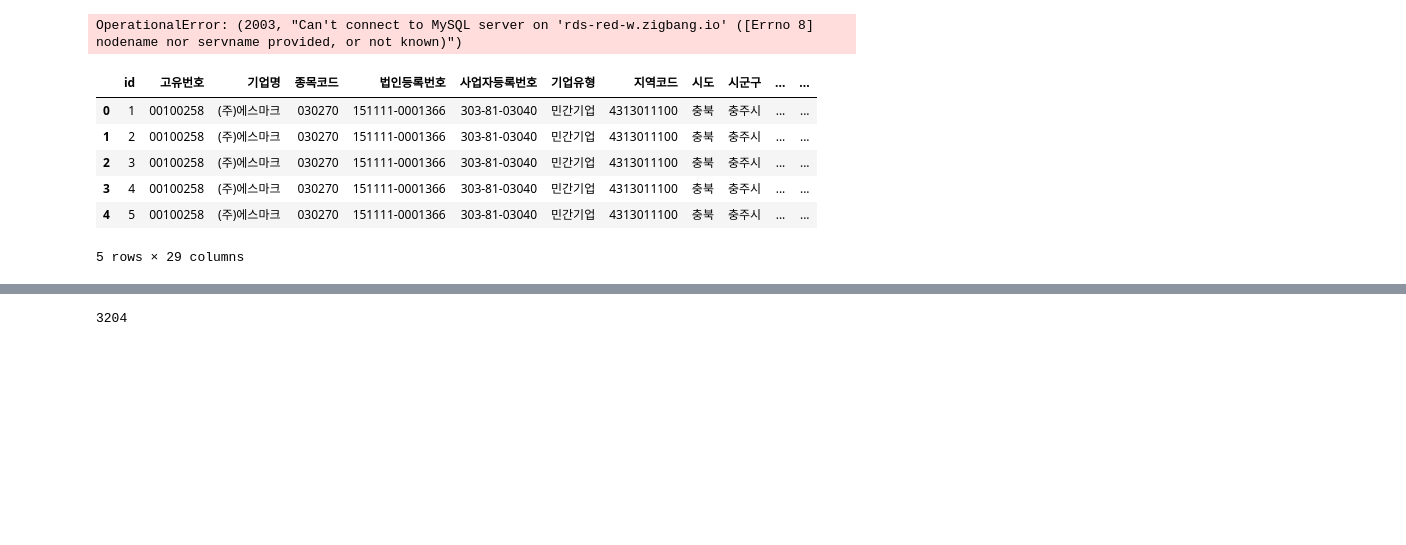
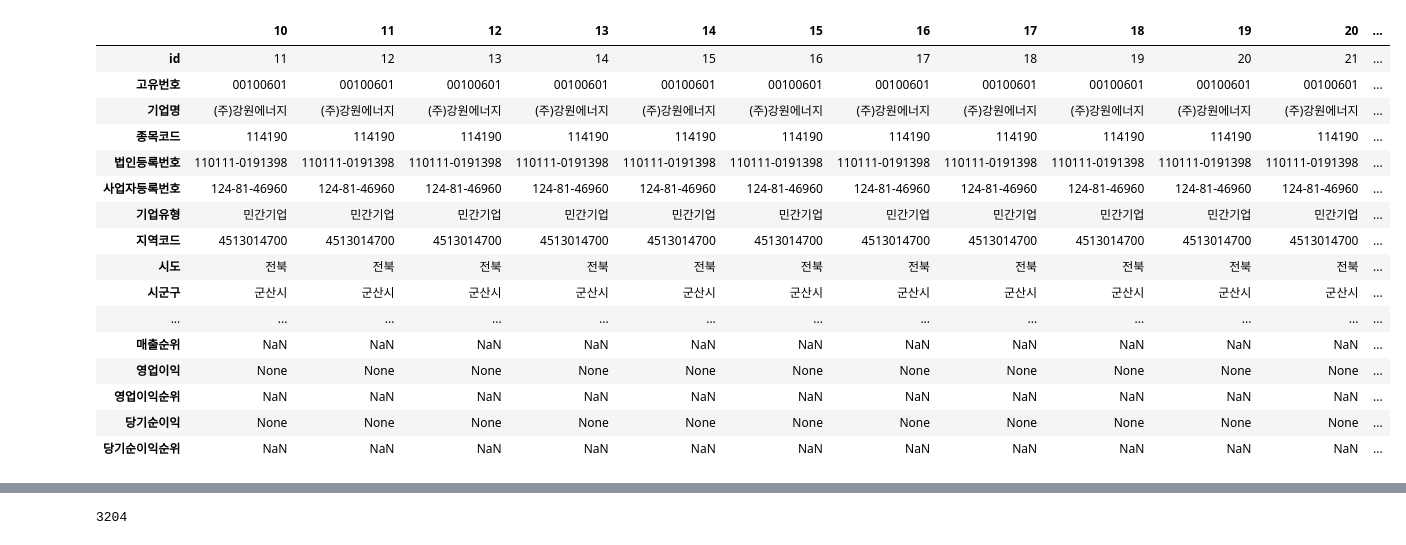
Before and after one commit to reejungkim/OpenAPI_Ministry_of_land, a Jupyter notebook: 공시정보_기업개황.ipynb, the cells around one changed output, grey strips where cells are left out. Drawn from its saved outputs; the diff is of its cells as text; code cells hidden in the pictures; blank space fills up the shorter version.

```diff
--- a/공시정보_기업개황.ipynb
+++ b/공시정보_기업개황.ipynb
@@ -7,6 +11,6 @@ import requests
 # %%
-AWS_KEY = 'AKIA3F4MLXSHN455RGX6'
-AWS_SECRET = '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'
+AWS_KEY = os.environ.get('AWS_KEY')
+AWS_SECRET = os.environ.get('AWS_SECRET')
 Gspread='https://docs.google.com/spreadsheets/d/1vhP8osxR0snaPJJaU36AbaNi6pwBfkCnuNCMNJQsdYA/edit#gid=0'
 # %%
 def get_sql(AWS_KEY, AWS_SECRET, sql_command):
@@ -71,16 +75,24 @@ df = get_sql(AWS_KEY, AWS_SECRET,
         '''SELECT * FROM tableau.기업공시정보
         '''
        )
-# %% [output]
-OperationalError: (2003, "Can't connect to MySQL server on 'rds-red-w.zigbang.io' ([Errno 8] nodename nor servname provided, or not known)")
-# %%
-df.head()
-# %% [output]
-|  | id | 고유번호 | 기업명 | 종목코드 | 법인등록번호 | 사업자등록번호 | 기업유형 | 지역코드 | 시도 | 시군구 | ... | ... |
-| 0 | 1 | 00100258 | (주)에스마크 | 030270 | 151111-0001366 | 303-81-03040 | 민간기업 | 4313011100 | 충북 | 충주시 | ... | ... |
-| 1 | 2 | 00100258 | (주)에스마크 | 030270 | 151111-0001366 | 303-81-03040 | 민간기업 | 4313011100 | 충북 | 충주시 | ... | ... |
-| 2 | 3 | 00100258 | (주)에스마크 | 030270 | 151111-0001366 | 303-81-03040 | 민간기업 | 4313011100 | 충북 | 충주시 | ... | ... |
-| 3 | 4 | 00100258 | (주)에스마크 | 030270 | 151111-0001366 | 303-81-03040 | 민간기업 | 4313011100 | 충북 | 충주시 | ... | ... |
-| 4 | 5 | 00100258 | (주)에스마크 | 030270 | 151111-0001366 | 303-81-03040 | 민간기업 | 4313011100 | 충북 | 충주시 | ... | ... |
-5 rows × 29 columns
+# %%
+df.loc[df.법인등록번호 =='110111-0191398'].transpose()
+# %% [output]
+|  | 10 | 11 | 12 | 13 | 14 | 15 | 16 | 17 | 18 | 19 | 20 | ... |
+| id | 11 | 12 | 13 | 14 | 15 | 16 | 17 | 18 | 19 | 20 | 21 | ... |
+| 고유번호 | 00100601 | 00100601 | 00100601 | 00100601 | 00100601 | 00100601 | 00100601 | 00100601 | 00100601 | 00100601 | 00100601 | ... |
+| 기업명 | (주)강원에너지 | (주)강원에너지 | (주)강원에너지 | (주)강원에너지 | (주)강원에너지 | (주)강원에너지 | (주)강원에너지 | (주)강원에너지 | (주)강원에너지 | (주)강원에너지 | (주)강원에너지 | ... |
+| 종목코드 | 114190 | 114190 | 114190 | 114190 | 114190 | 114190 | 114190 | 114190 | 114190 | 114190 | 114190 | ... |
+| 법인등록번호 | 110111-0191398 | 110111-0191398 | 110111-0191398 | 110111-0191398 | 110111-0191398 | 110111-0191398 | 110111-0191398 | 110111-0191398 | 110111-0191398 | 110111-0191398 | 110111-0191398 | ... |
+| 사업자등록번호 | 124-81-46960 | 124-81-46960 | 124-81-46960 | 124-81-46960 | 124-81-46960 | 124-81-46960 | 124-81-46960 | 124-81-46960 | 124-81-46960 | 124-81-46960 | 124-81-46960 | ... |
+| 기업유형 | 민간기업 | 민간기업 | 민간기업 | 민간기업 | 민간기업 | 민간기업 | 민간기업 | 민간기업 | 민간기업 | 민간기업 | 민간기업 | ... |
+| 지역코드 | 4513014700 | 4513014700 | 4513014700 | 4513014700 | 4513014700 | 4513014700 | 4513014700 | 4513014700 | 4513014700 | 4513014700 | 4513014700 | ... |
+| 시도 | 전북 | 전북 | 전북 | 전북 | 전북 | 전북 | 전북 | 전북 | 전북 | 전북 | 전북 | ... |
+| 시군구 | 군산시 | 군산시 | 군산시 | 군산시 | 군산시 | 군산시 | 군산시 | 군산시 | 군산시 | 군산시 | 군산시 | ... |
+| ... | ... | ... | ... | ... | ... | ... | ... | ... | ... | ... | ... | ... |
+| 매출순위 | NaN | NaN | NaN | NaN | NaN | NaN | NaN | NaN | NaN | NaN | NaN | ... |
+| 영업이익 | None | None | None | None | None | None | None | None | None | None | None | ... |
+| 영업이익순위 | NaN | NaN | NaN | NaN | NaN | NaN | NaN | NaN | NaN | NaN | NaN | ... |
+| 당기순이익 | None | None | None | None | None | None | None | None | None | None | None | ... |
+| 당기순이익순위 | NaN | NaN | NaN | NaN | NaN | NaN | NaN | NaN | NaN | NaN | NaN | ... |
 # %%
```
Also changed, not shown: parts of 6 cells of this notebook, 1 other file.
